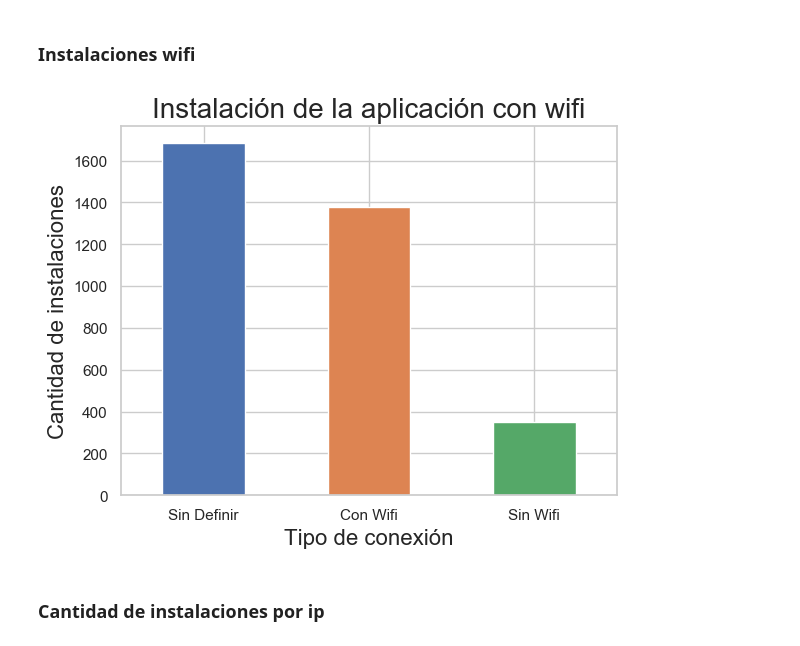
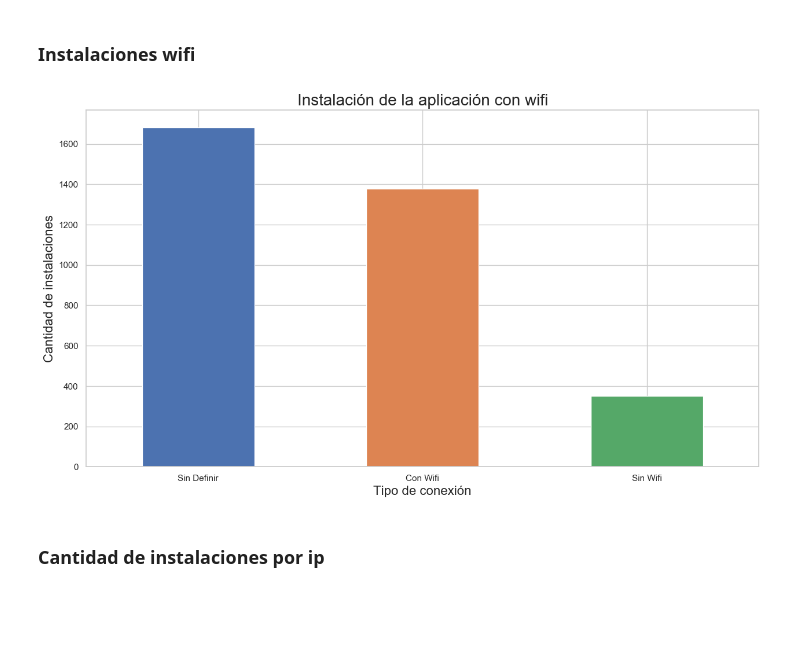
Before and after one commit to alepenaa94/Datos_2019, a Jupyter notebook: Notebook/TP1_Análisis Exploratorio.ipynb, the cells around one changed output. Cells and saved outputs as stored; diff of their text form; code cells hidden in the pictures; blank space fills up the shorter version.

```diff
--- a/Notebook/TP1_Análisis Exploratorio.ipynb
+++ b/Notebook/TP1_Análisis Exploratorio.ipynb
@@ -399,13 +403,13 @@ REVISAR: Me tira un error cuando trato de correr la celda del gráfico.
 <a id='link_11'></a>
 ### Instalaciones wifi
 # %%
-installs['Wifi_cat'].value_counts().plot(kind='bar',rot=0)
+installs['Wifi_cat'].value_counts().plot(figsize=(15,8),kind='bar',rot=0)
 
 plt.title('Instalación de la aplicación con wifi', size=20)
 plt.xlabel('Tipo de conexión', size=16);
 plt.ylabel('Cantidad de instalaciones', size=16);
 # %% [output]
-[figure, old version]
+[figure, new version]
 # %% [markdown]
 <a id='link_12'></a>
 ### Cantidad de instalaciones por ip
```
Also changed, not shown: parts of 7 cells of this notebook.
